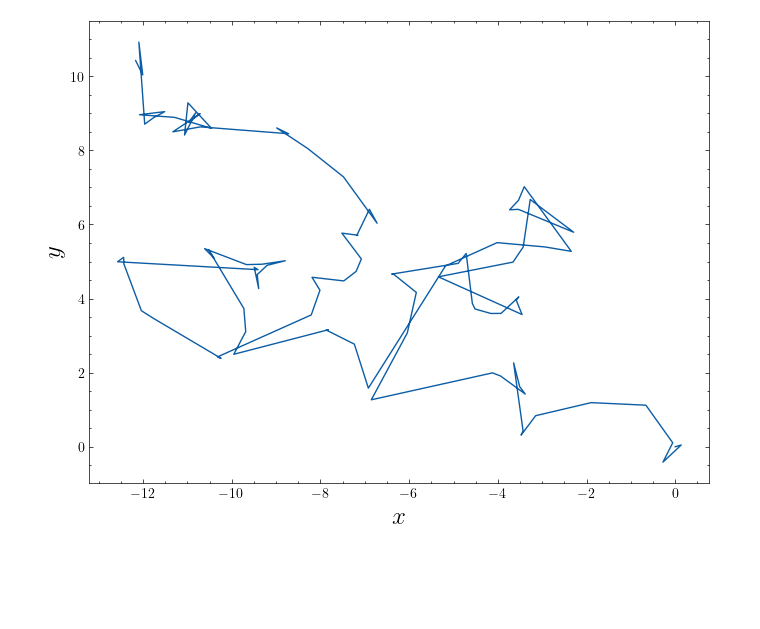
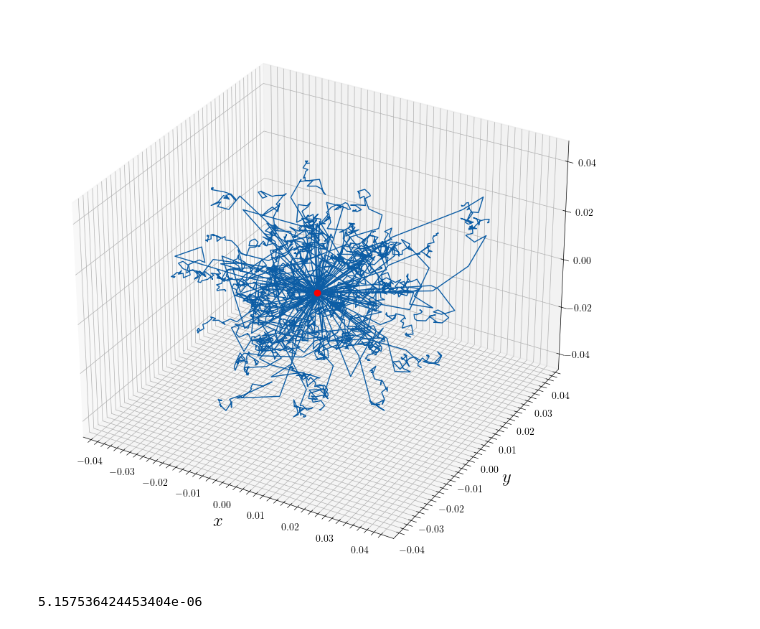
Before and after one commit to DerkNiessink/NeutroWater, a Jupyter notebook: collision.ipynb, the cells around one changed output. Cells and saved outputs as stored; diff of their text form; code cells hidden in the pictures; blank space fills up the shorter version.

Commit message:
Added code that simulates a neutron using the mean-free-path data

```diff
--- a/collision.ipynb
+++ b/collision.ipynb
@@ -59,15 +6,0 @@ AttributeError: 'NeutronColision' object has no attribute 'log_energy_loss'
-# %%
-collision = NeutronColision(M=1, theta=1)
-frac = 1/np.exp(0.920)
-print(frac)
-E=2*10**6
-energies = [E]
-for _ in range(16):
-    E*=frac
-    energies.append(E)
-
-plt.figure(figsize =(8, 6))
-plt.plot(energies)
-plt.ylabel(r"$\text{E(eV)}$", fontsize=16)
-plt.xlabel(r"$\#\text{collisions}$", fontsize=16)
-plt.show()
@@ -77,15 +7,15 @@ plt.show()
-# %%
-from collision import Neutron
-
-neutron = Neutron(r0 =np.array([0.0, 0.0]))
-positions = neutron.walk(100)
-
-
-
-plt.figure(figsize=(8, 6))
-plt.xlabel("$x$", fontsize=18)
-plt.ylabel("$y$", fontsize=18)
-plt.plot(list(zip(*positions))[0], list(zip(*positions))[1])
-plt.show()
-# %% [output]
-[figure, removed]
+# %%
+plt.figure(figsize=(10, 10)).add_subplot(projection='3d')
+plt.xlabel("$x$", fontsize=18)
+plt.ylabel("$y$", fontsize=18)
+for _ in range(100):
+    neutron = Neutron(N=30)
+    neutron.walk(r0=np.array([0.0,0.0,0.0]))
+    x, y, z = list(zip(*neutron.positions))
+    plt.plot(x, y, z, c="C0")
+
+plt.plot(0, 0, 0, "o", c="r")
+plt.show()
+# %% [output]
+[figure, added]
+5.157536424453404e-06
```
Also changed, not shown: parts of 4 cells of this notebook, 3 other files.
